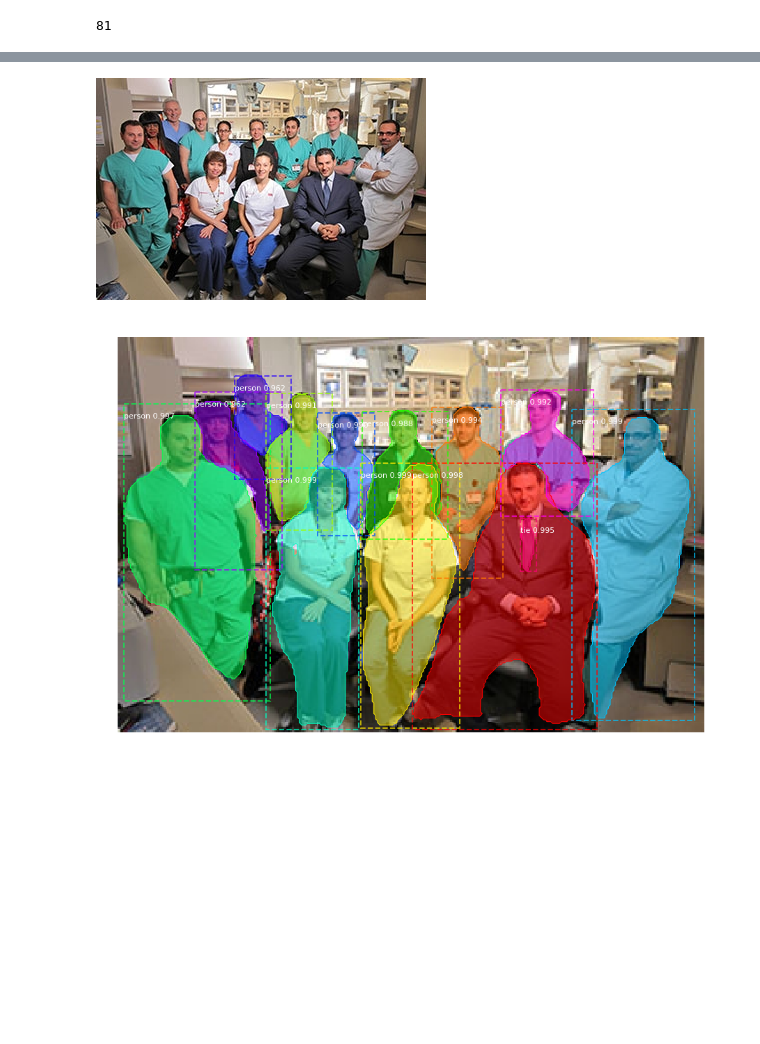
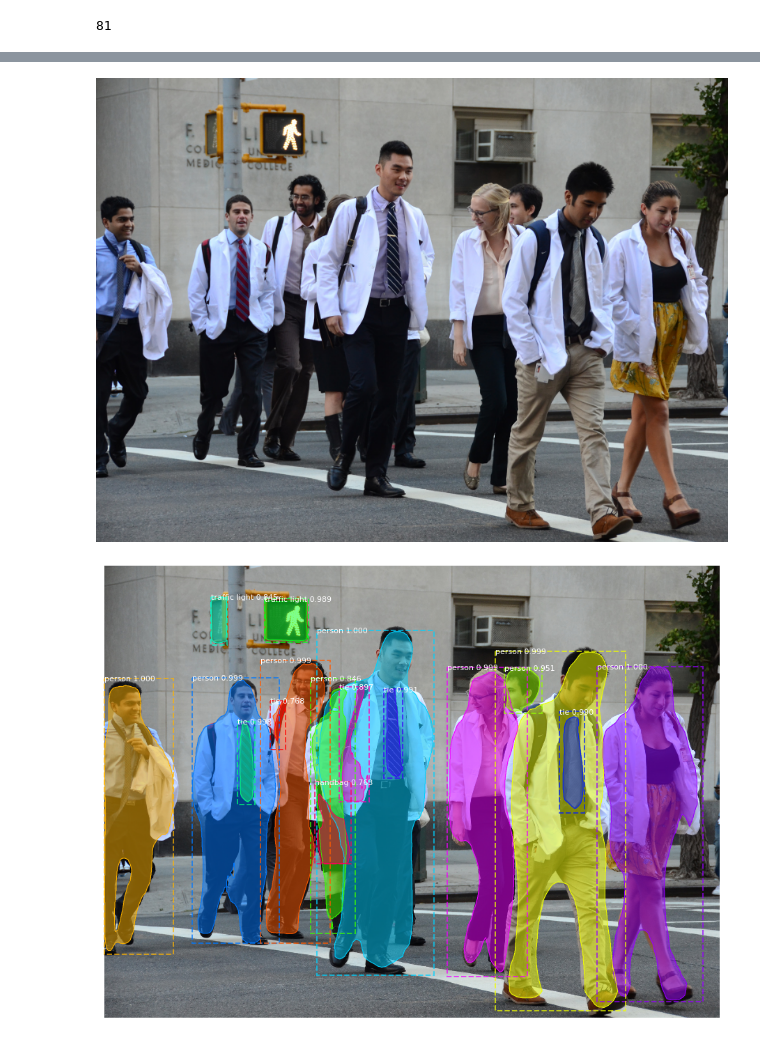
Before and after one commit to fangyi-mdai/rsna-2019-segmentation, a Jupyter notebook: brain_segmentation_kurt.ipynb, the cells around one changed output, grey strips where cells are left out. Saved outputs shown, nothing was run; the diff lists cells and outputs as text; code cells hidden in the pictures; blank space fills up the shorter version.

```diff
--- a/brain_segmentation_kurt.ipynb
+++ b/brain_segmentation_kurt.ipynb
@@ -968,16 +941,17 @@ from keras.preprocessing.image import img_to_array
 from mrcnn.visualize import display_instances
 # %%
 from IPython.display import Image
-Image('interventional_neurorads.jpg')
+Image(filename='medical_students2.jpg',width=907,height=672)
+#Image(filename='medical_students2.jpg')
 # %% [output]
-[figure, old version]
+[figure, new version]
 # %%
 rcnn = modellib.MaskRCNN(mode='inference', model_dir='.', config=ExtraInferenceConfig())
 # load coco model weights
 rcnn.load_weights('mask_rcnn_coco.h5', by_name=True)
 # load photograph
 #img = load_img('medical_students.jpg')
-img = load_img('interventional_neurorads.jpg')
+img = load_img('medical_students2.jpg')
 img = img_to_array(img)
 # make prediction
 results = rcnn.detect([img], verbose=0)
@@ -986,7 +960,7 @@ r = results[0]
 # show photo with bounding boxes, masks, class labels and scores
 display_instances(img, r['rois'], r['masks'], r['class_ids'], class_names, r['scores'])
 # %% [output]
-[figure, old version]
+[figure, new version]
 # %%
 # UNETS: For a slightly more advanced step into segmentation, please see
 # https://arxiv.org/abs/1505.04597
```
Also changed, not shown: parts of 12 cells of this notebook.
